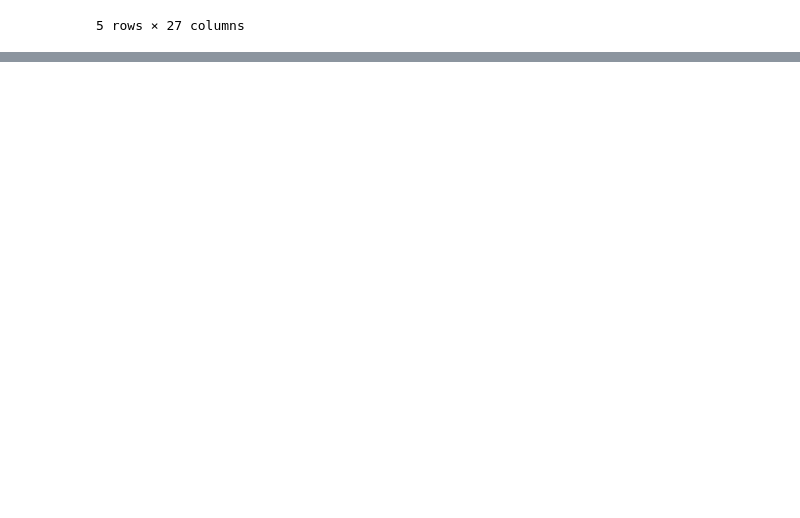
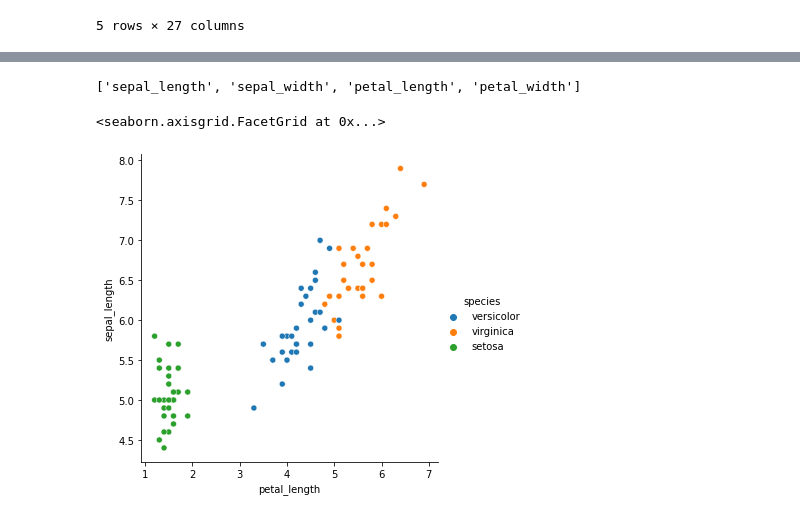
Before and after one commit to Larry-Holmes/classification-exercises, a Jupyter notebook: classification_exercises.ipynb, the cells around one changed output, grey strips where cells are left out. Drawn from its saved outputs; the diff is of its cells as text; code cells hidden in the pictures; blank space fills up the shorter version.

```diff
--- a/classification_exercises.ipynb
+++ b/classification_exercises.ipynb
@@ -631,0 +638,3 @@ test.shape
+# %%
+iris = acquire.get_iris_data()
+iris
@@ -631,0 +655,3 @@ test.shape
+# %%
+iris = prepare.prep_iris(iris)
+iris
@@ -631,0 +672,2 @@ test.shape
+# %%
+train, validate, test = prepare.my_train_test_split(iris, target = 'species')
@@ -631,0 +845,9 @@ test.shape
+# %%
+print(iris_quan)
+# %% [output]
+['sepal_length', 'sepal_width', 'petal_length', 'petal_width']
+# %%
+sns.relplot(data = train, x = 'petal_length', y = 'sepal_length', hue='species')
+# %% [output]
+<seaborn.axisgrid.FacetGrid at 0x...>
+[figure, added]
```
Also changed, not shown: parts of 86 cells of this notebook.
